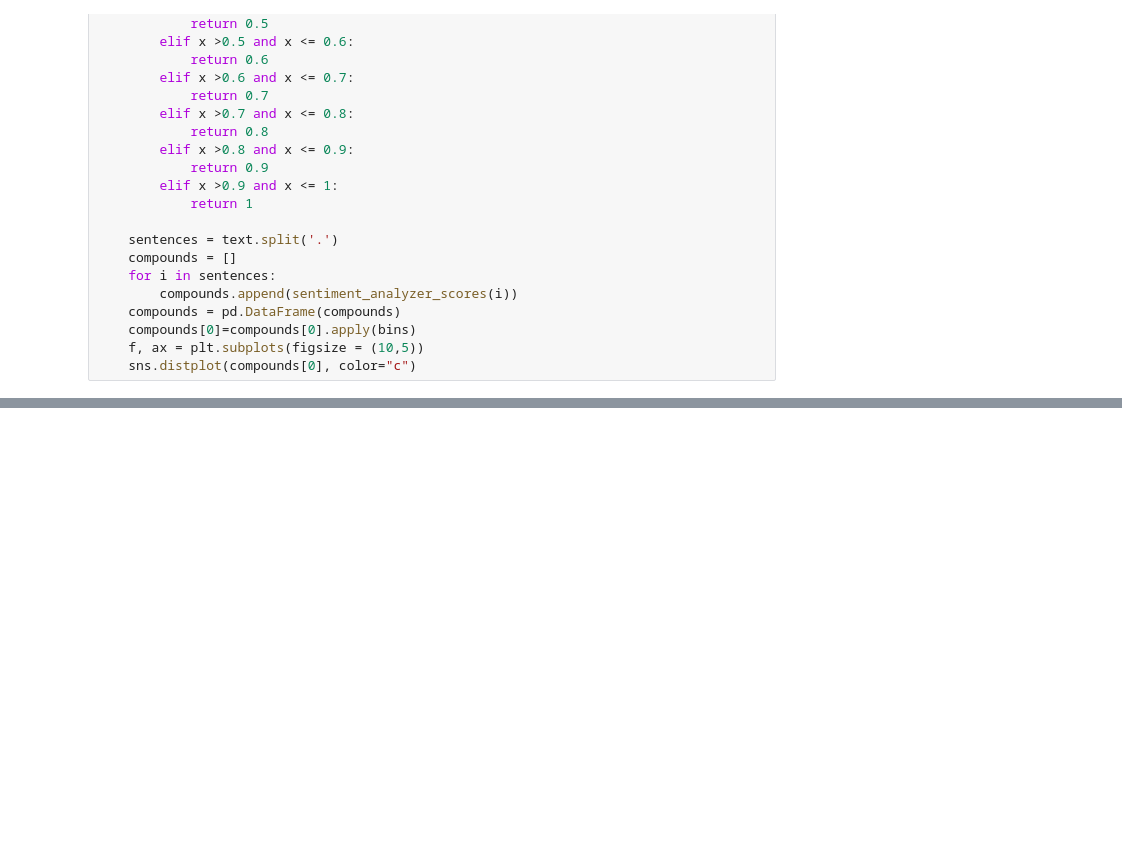
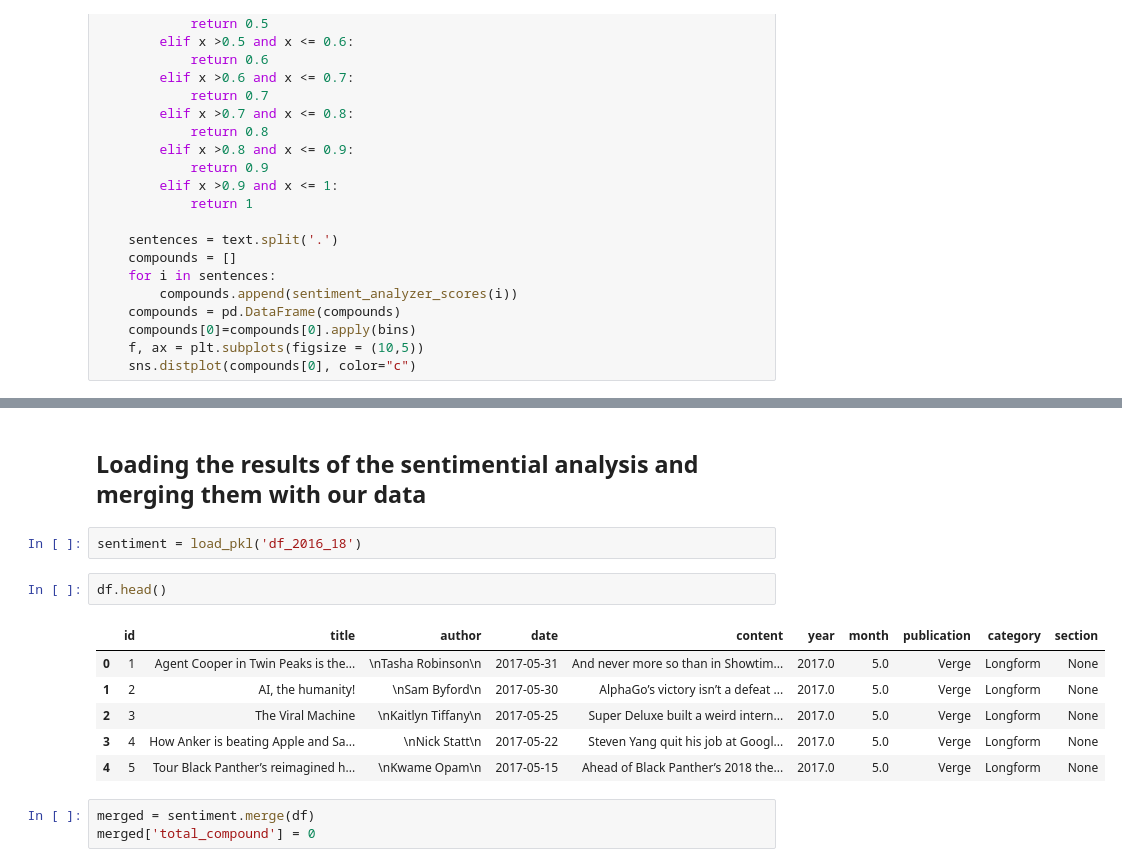
Before and after one commit to fjosp/DL_project, a Jupyter notebook: news_analysis.ipynb, the cells around one changed output, grey strips where cells are left out. Cells and saved outputs as stored; diff of their text form; blank space fills up the shorter version.

```diff
--- a/news_analysis.ipynb
+++ b/news_analysis.ipynb
@@ -236,0 +322,16 @@ for i in range(20):
+# %% [markdown]
+## Loading the results of the sentimential analysis and merging them with our data
+# %%
+sentiment = load_pkl('df_2016_18')
+# %%
+df.head()
+# %% [output]
+|  | id | title | author | date | content | year | month | publication | category | section |
+| 0 | 1 | Agent Cooper in Twin Peaks is the... | \nTasha Robinson\n | 2017-05-31 | And never more so than in Showtim... | 2017.0 | 5.0 | Verge | Longform | None |
+| 1 | 2 | AI, the humanity! | \nSam Byford\n | 2017-05-30 | AlphaGo’s victory isn’t a defeat ... | 2017.0 | 5.0 | Verge | Longform | None |
+| 2 | 3 | The Viral Machine | \nKaitlyn Tiffany\n | 2017-05-25 | Super Deluxe built a weird intern... | 2017.0 | 5.0 | Verge | Longform | None |
+| 3 | 4 | How Anker is beating Apple and Sa... | \nNick Statt\n | 2017-05-22 | Steven Yang quit his job at Googl... | 2017.0 | 5.0 | Verge | Longform | None |
+| 4 | 5 | Tour Black Panther’s reimagined h... | \nKwame Opam\n | 2017-05-15 | Ahead of Black Panther’s 2018 the... | 2017.0 | 5.0 | Verge | Longform | None |
+# %%
+merged = sentiment.merge(df)
+merged['total_compound'] = 0
```
Also changed, not shown: parts of 17 cells of this notebook.
